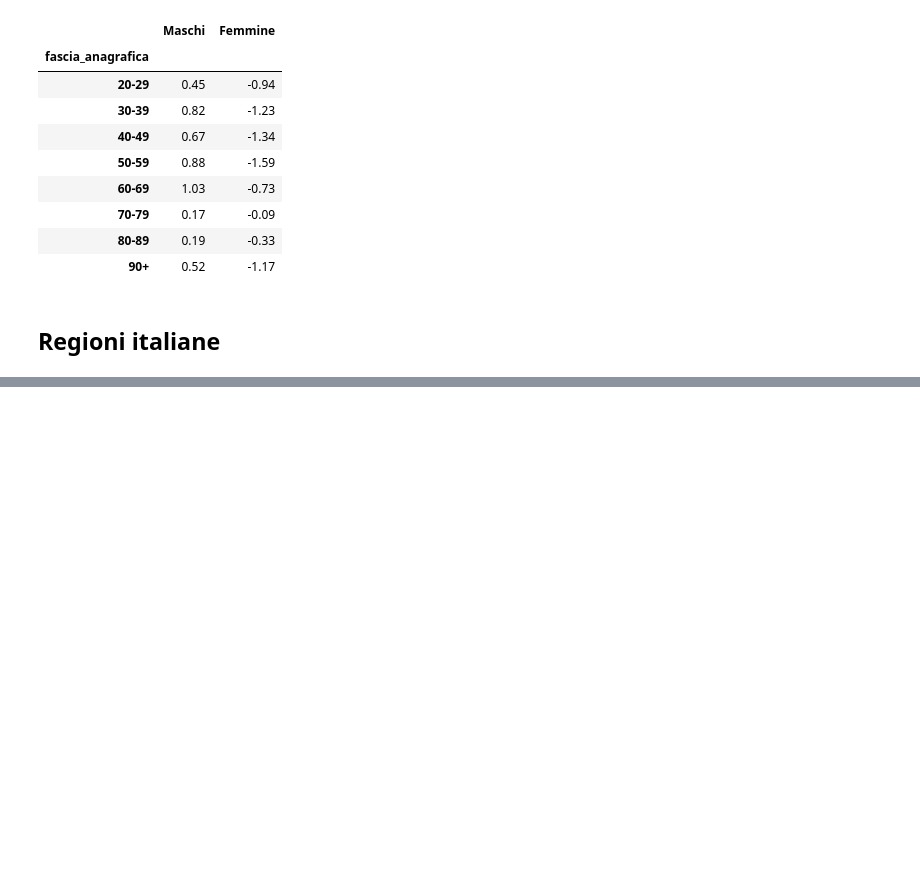
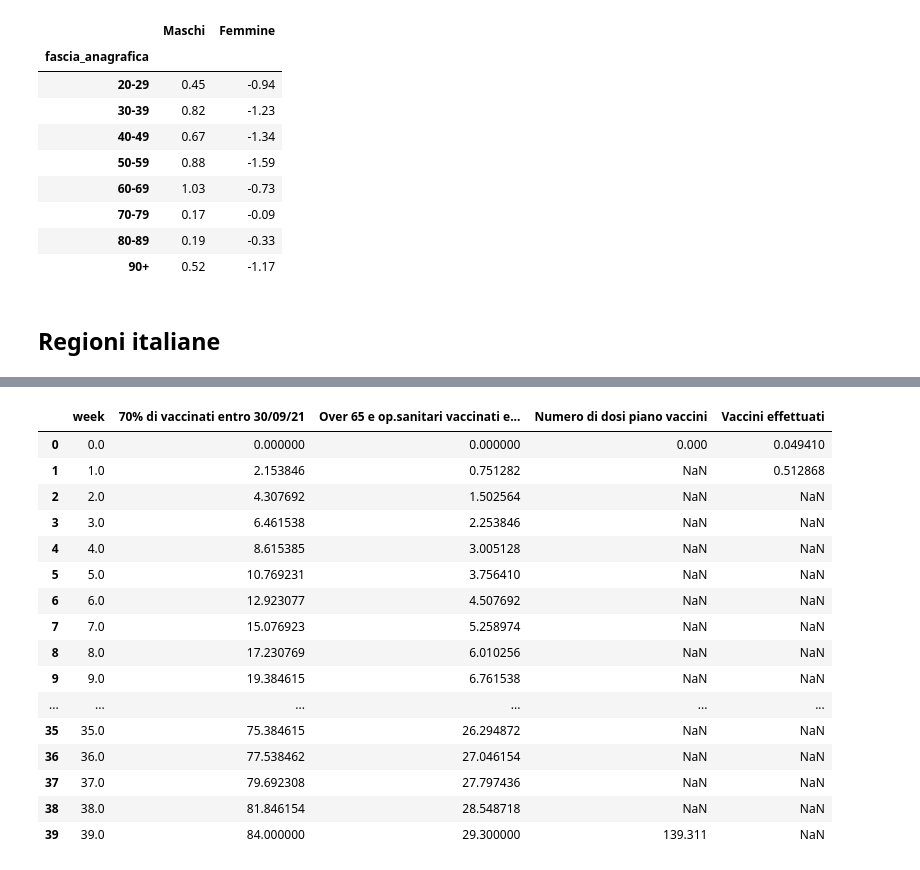
Before and after one commit to vincnardelli/covstat, a Jupyter notebook: covstat_vaccini.ipynb, the cells around one changed output, grey strips where cells are left out. Saved outputs shown, nothing was run; the diff lists cells and outputs as text; code cells hidden in the pictures; blank space fills up the shorter version.

```diff
--- a/covstat_vaccini.ipynb
+++ b/covstat_vaccini.ipynb
@@ -205,0 +255,11 @@ confronto_regioni
+# %%
+# piano vaccini
+week_vaccini = [0,13,26,39,52,65,78]
+
+piano_vaccini_diff = np.array([0,28.269*10**6,57.202*10**6,53.84*10**6,
+                 14.806*10**6,28.266*10**6,20.19*10**6])/10**6
+
+piano_vaccini = np.cumsum(piano_vaccini_diff)
+# %%
+pianovaccini = pd.DataFrame({"week": week_vaccini, "Numero di dosi piano vaccini": piano_vaccini})
+pianovaccini
@@ -205,0 +275,3 @@ confronto_regioni
+# %%
+vaccinazioni = pd.DataFrame({"week":x_ITALIA, "Vaccini effettuati": dati_ITALIA})
+vaccinazioni
@@ -205,0 +292,5 @@ confronto_regioni
+# %%
+projection = pd.DataFrame({"week": week_grid,
+                          "70% di vaccinati entro 30/09/21": week_grid*week_ideal,
+                           "Over 65 e op.sanitari vaccinati entro 30/09/21": week_grid*week_min})
+projection
@@ -205,0 +315,23 @@ confronto_regioni
+# %%
+projection = projection.merge(pianovaccini, how="left")
+projection = projection.merge(vaccinazioni, how="left")
+projection.to_csv("projection.csv")
+projection
+# %% [output]
+|  | week | 70% di vaccinati entro 30/09/21 | Over 65 e op.sanitari vaccinati e... | Numero di dosi piano vaccini | Vaccini effettuati |
+| 0 | 0.0 | 0.000000 | 0.000000 | 0.000 | 0.049410 |
+| 1 | 1.0 | 2.153846 | 0.751282 | NaN | 0.512868 |
+| 2 | 2.0 | 4.307692 | 1.502564 | NaN | NaN |
+| 3 | 3.0 | 6.461538 | 2.253846 | NaN | NaN |
+| 4 | 4.0 | 8.615385 | 3.005128 | NaN | NaN |
+| 5 | 5.0 | 10.769231 | 3.756410 | NaN | NaN |
+| 6 | 6.0 | 12.923077 | 4.507692 | NaN | NaN |
+| 7 | 7.0 | 15.076923 | 5.258974 | NaN | NaN |
+| 8 | 8.0 | 17.230769 | 6.010256 | NaN | NaN |
+| 9 | 9.0 | 19.384615 | 6.761538 | NaN | NaN |
+| ... | ... | ... | ... | ... | ... |
+| 35 | 35.0 | 75.384615 | 26.294872 | NaN | NaN |
+| 36 | 36.0 | 77.538462 | 27.046154 | NaN | NaN |
+| 37 | 37.0 | 79.692308 | 27.797436 | NaN | NaN |
+| 38 | 38.0 | 81.846154 | 28.548718 | NaN | NaN |
+| 39 | 39.0 | 84.000000 | 29.300000 | 139.311 | NaN |
```
Also changed, not shown: parts of 9 cells of this notebook.
